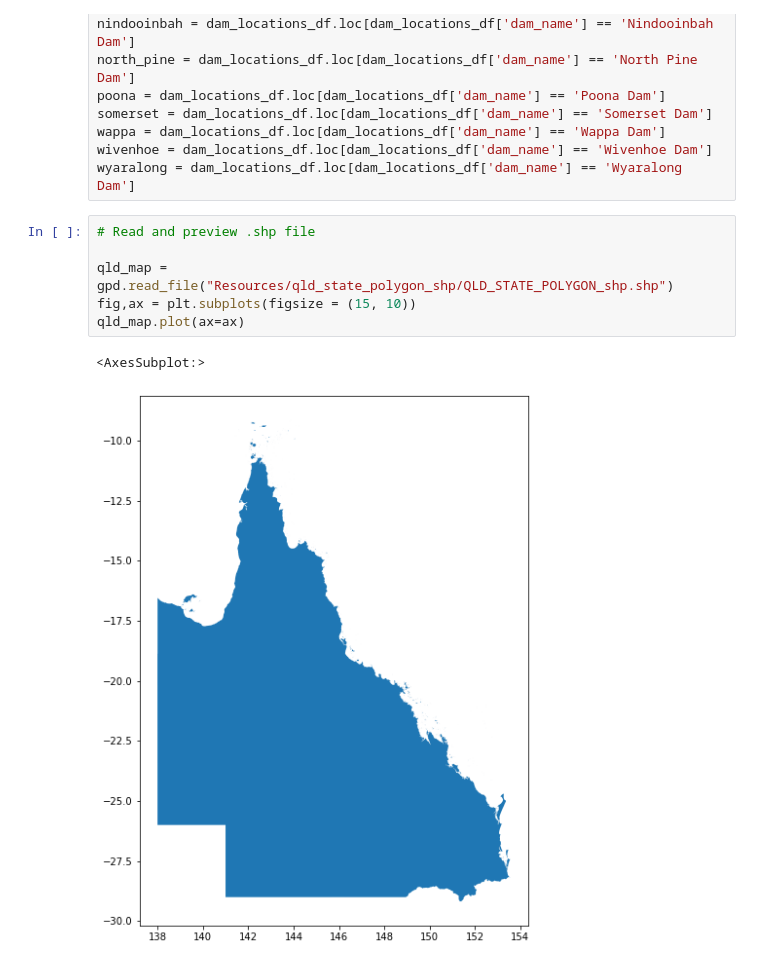
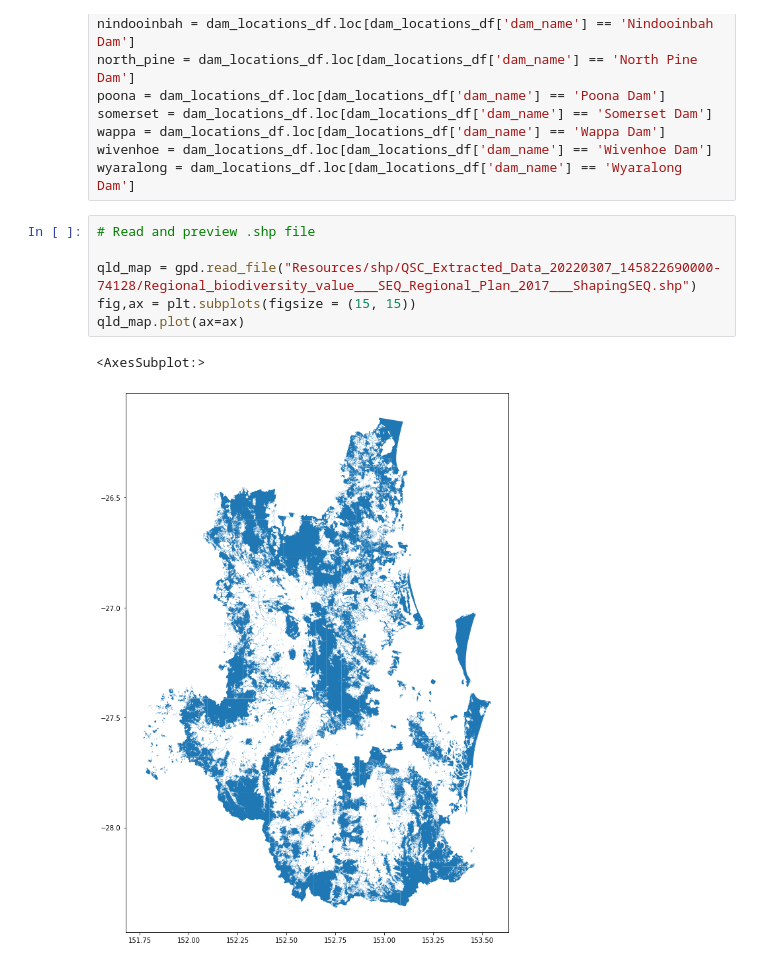
Before and after one commit to mnperic/seq-rainfall-catchment, a Jupyter notebook: seq_dam_levels.ipynb, the cells around one changed output. Saved outputs shown, nothing was run; the diff lists cells and outputs as text.

```diff
--- a/seq_dam_levels.ipynb
+++ b/seq_dam_levels.ipynb
@@ -543,9 +530,9 @@ wyaralong = dam_locations_df.loc[dam_locations_df['dam_name'] == 'Wyaralong Dam'
 # %%
 # Read and preview .shp file
 
-qld_map = gpd.read_file("Resources/qld_state_polygon_shp/QLD_STATE_POLYGON_shp.shp")
-fig,ax = plt.subplots(figsize = (15, 10))
+qld_map = gpd.read_file("Resources/shp/QSC_Extracted_Data_20220307_145822690000-74128/Regional_biodiversity_value___SEQ_Regional_Plan_2017___ShapingSEQ.shp")
+fig,ax = plt.subplots(figsize = (15, 15))
 qld_map.plot(ax=ax)
 # %% [output]
 <AxesSubplot:>
-[figure, old version]
+[figure, new version]
```
Also changed, not shown: parts of 12 cells of this notebook, 16 other files.
